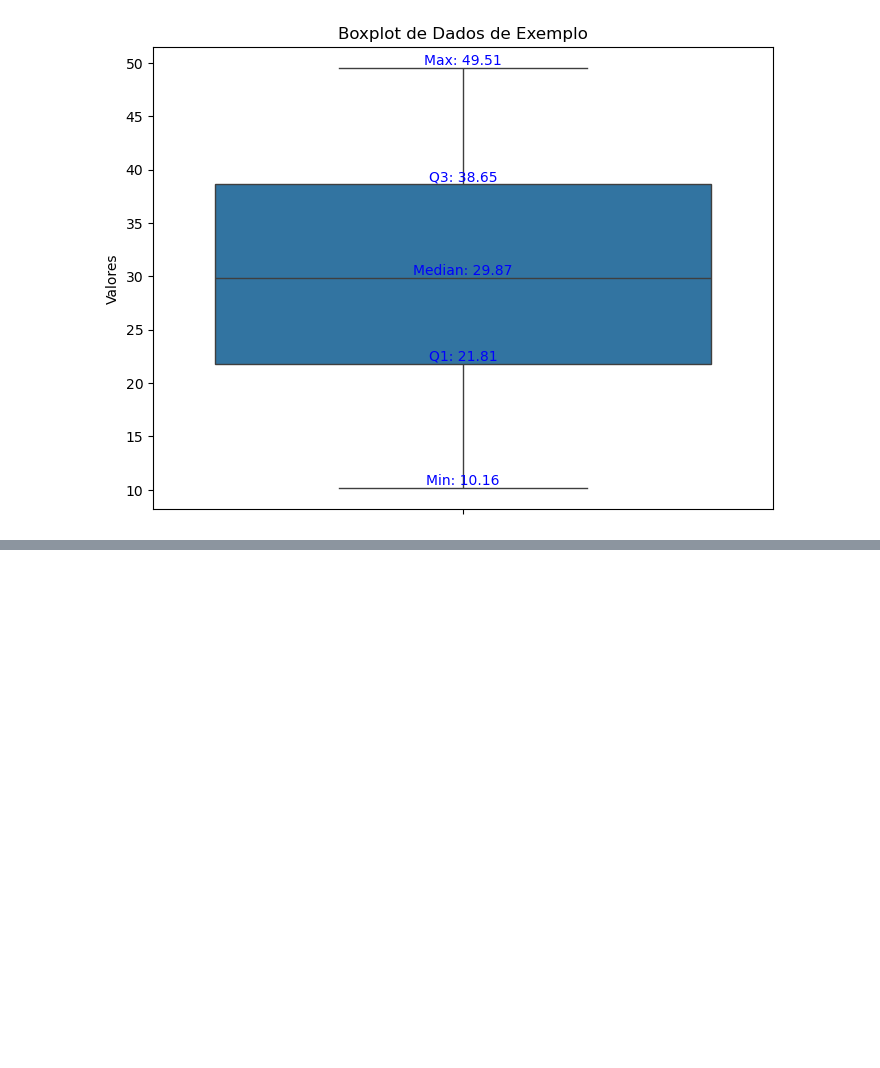
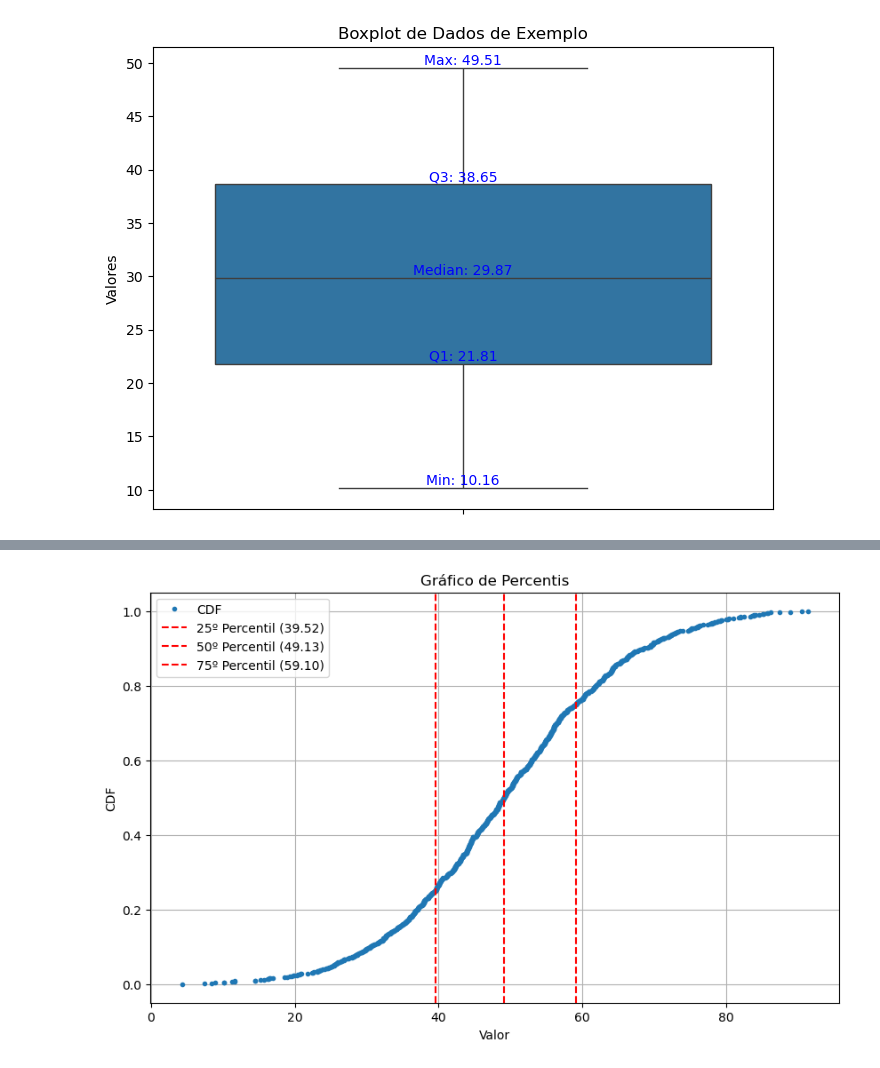
Before and after one commit to tiagomartins03/Data-Science, a Jupyter notebook: 4_DistribuicaoDeDados/main.ipynb, the cells around one changed output, grey strips where cells are left out. Cells and saved outputs as stored; diff of their text form; code cells hidden in the pictures; blank space fills up the shorter version.

```diff
--- a/4_DistribuicaoDeDados/main.ipynb
+++ b/4_DistribuicaoDeDados/main.ipynb
@@ -128,0 +171,35 @@ Max: 49.51
+# %%
+import numpy as np
+import matplotlib.pyplot as plt
+
+# Gerar dados aleatórios
+np.random.seed(0)
+dados = np.random.normal(loc=50, scale=15, size=1000)
+
+# Calcular percentis
+percentis = [25, 50, 75]  # Percentis desejados
+percentis_valores = np.percentile(dados, percentis)
+
+# Calcular a CDF dos dados
+sorted_dados = np.sort(dados)
+cdf = np.arange(1, len(sorted_dados) + 1) / len(sorted_dados)
+
+# Plotar a CDF
+plt.figure(figsize=(10, 6))
+plt.plot(sorted_dados, cdf, marker='.', linestyle='none', label='CDF')
+
+# Adicionar linhas para os percentis
+for perc, valor in zip(percentis, percentis_valores):
+    plt.axvline(valor, linestyle='--', color='red', label=f'{perc}º Percentil ({valor:.2f})')
+
+# Configuração do gráfico
+plt.title('Gráfico de Percentis')
+plt.xlabel('Valor')
+plt.ylabel('CDF')
+plt.legend()
+plt.grid(True)
+
+# Mostrar o gráfico
+plt.show()
+# %% [output]
+[figure, added]
```
Also changed, not shown: parts of 16 cells of this notebook.
